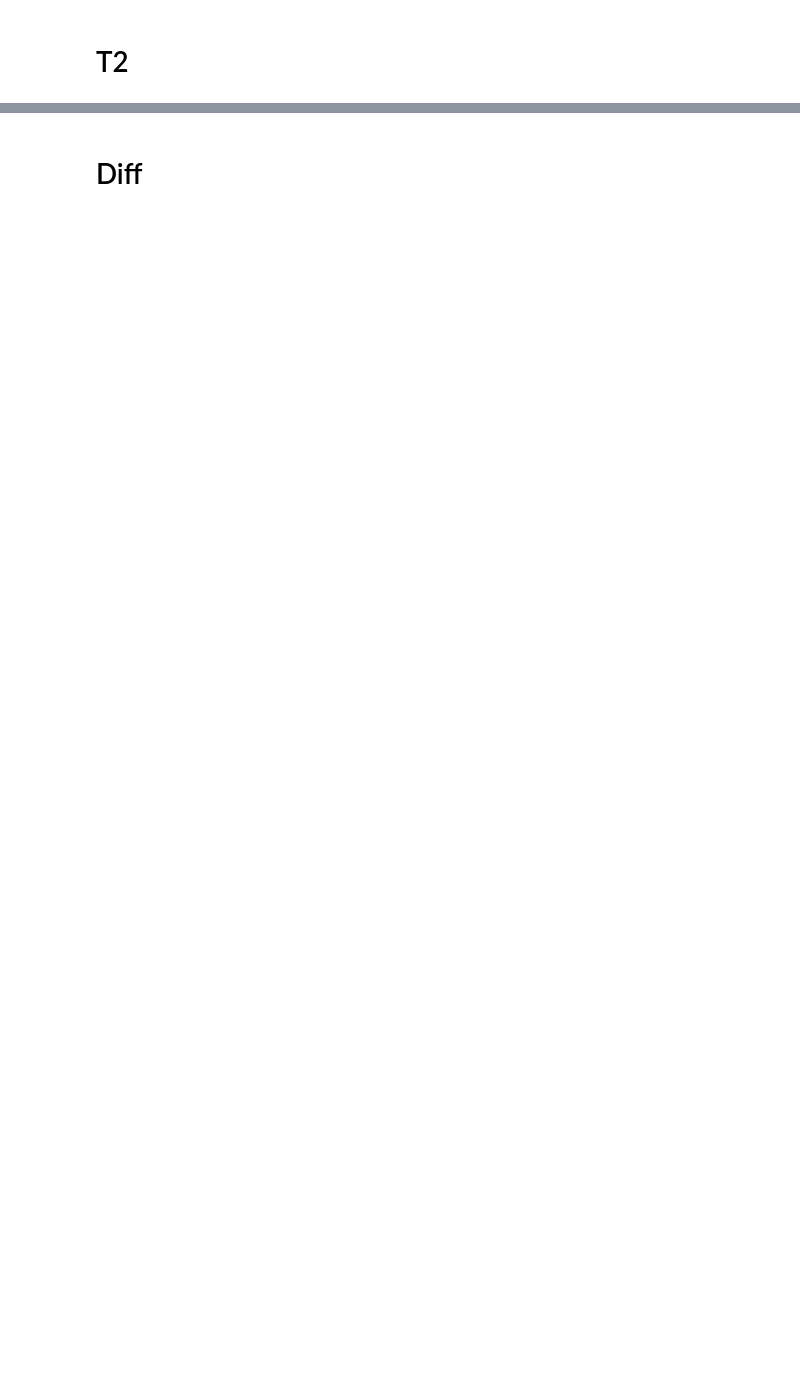
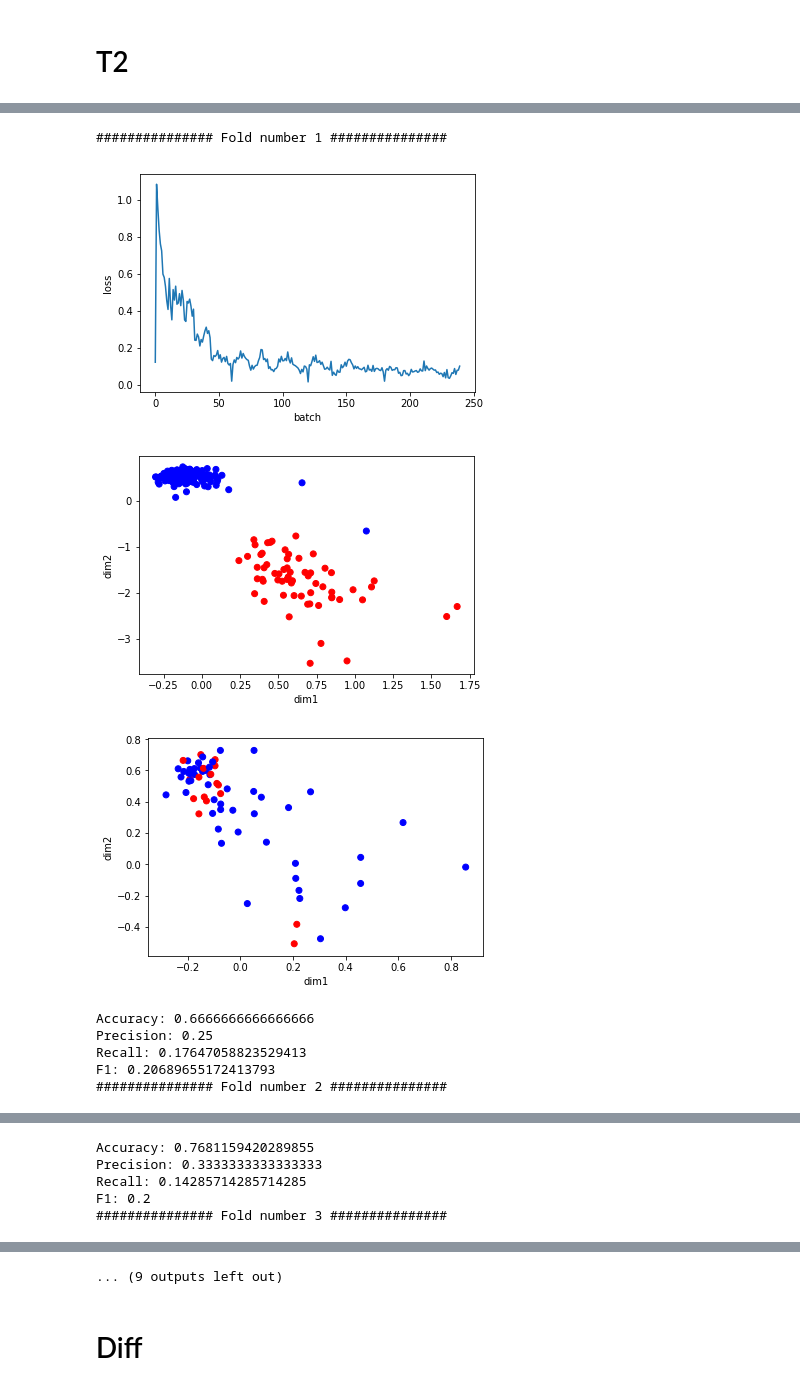
Before and after one commit to daviddzxy/BP, a Jupyter notebook: train.ipynb, the cells around one changed output, grey strips where cells are left out. Saved outputs shown, nothing was run; the diff lists cells and outputs as text; code cells hidden in the pictures; blank space fills up the shorter version.

```diff
--- a/train.ipynb
+++ b/train.ipynb
@@ -77,3 +123,21 @@ def eval_model(model, dataloader_train, dataloader_test):
+# %%
+def k_cross_validation(model, data, batch_size, path, k=5):
+    data = np.array(data)
+    kf = KFold(n_splits=k)
+    torch.save(model.network,'./net')
+    nfold = 1
+    for train, test in kf.split(data):
+        print("############### Fold number {} ###############\n".format(nfold))
+        dataset_train = datasets.SiameseDataset(path, data[train])
+        dataset_test = datasets.SiameseDataset(path, data[test])
+        dataloader_train = DataLoader(dataset_train, shuffle=1, num_workers=4, batch_size=batch_size, drop_last=True)
+        loss_history = model.fit(dataloader_train)
+        plot_loss(loss_history)
+        dataloader_train_eval = DataLoader(dataset_train.change_strategy(get_pair=False), shuffle=0, num_workers=4, batch_size=batch_size, drop_last=False)
+        dataloader_test_eval = DataLoader(dataset_test.change_strategy(get_pair=False), shuffle=0, num_workers=4, batch_size=batch_size, drop_last=False)
+        eval_model(model, dataloader_train_eval, dataloader_test_eval)
+        model.network = torch.load('./net')
+        nfold = nfold + 1
 # %% [markdown]
 # T2
 # %%
@@ -115,0 +174,13 @@ F1: 0.15714285714285714
+# %%
+model = models.SiameseModel(4, 0.0001, networks.SiameseNet(networks.Net2DChannel1()).cuda(), loss_functions.ContrastiveLoss())
+k_cross_validation(model, images, 64, path)
+# %% [output]
+############### Fold number 1 ###############
+[figure, added]
+[figure, added]
+[figure, added]
+Accuracy: 0.6666666666666666
+Precision: 0.25
+Recall: 0.17647058823529413
+F1: 0.20689655172413793
+############### Fold number 2 ###############
@@ -115,0 +190,5 @@ F1: 0.15714285714285714
+Accuracy: 0.7681159420289855
+Precision: 0.3333333333333333
+Recall: 0.14285714285714285
+F1: 0.2
+############### Fold number 3 ###############
@@ -116,3 +198,4 @@ F1: 0.15714285714285714
+... (9 outputs left out)
 # %% [markdown]
 # Diff
 # %%
```
Also changed, not shown: parts of 74 cells of this notebook, 5 other files.
